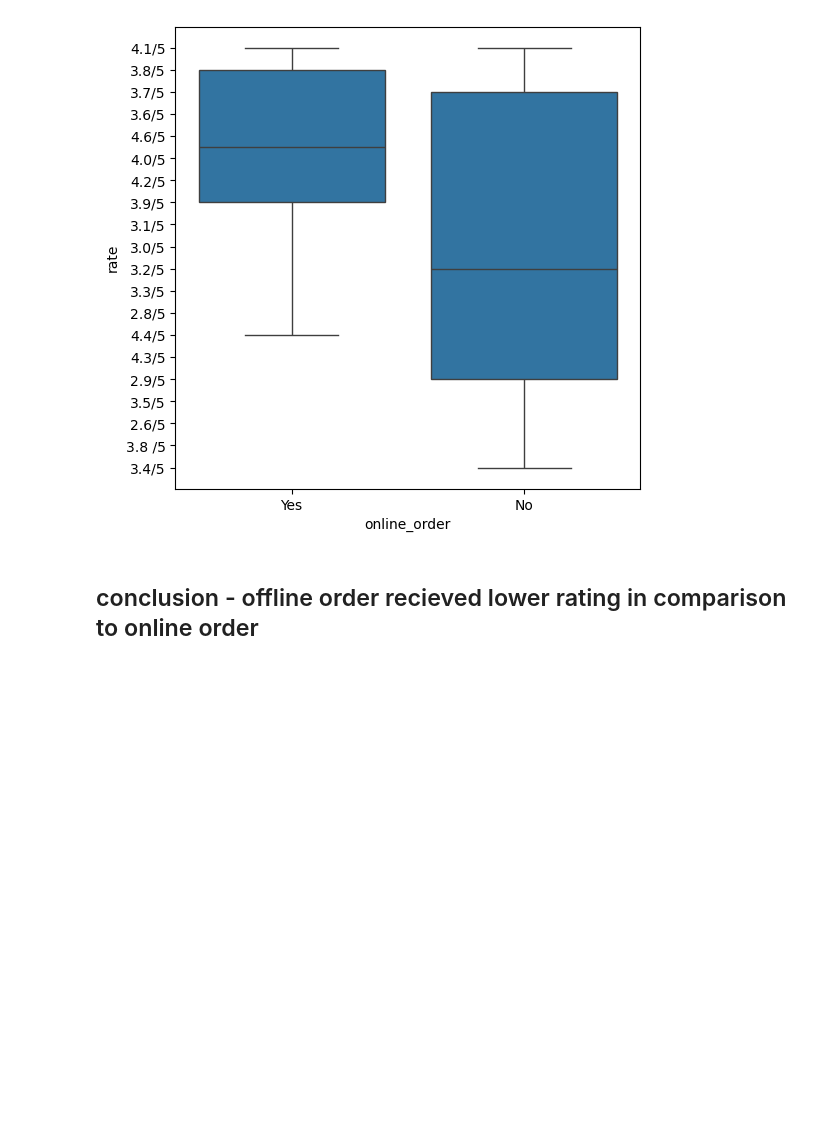
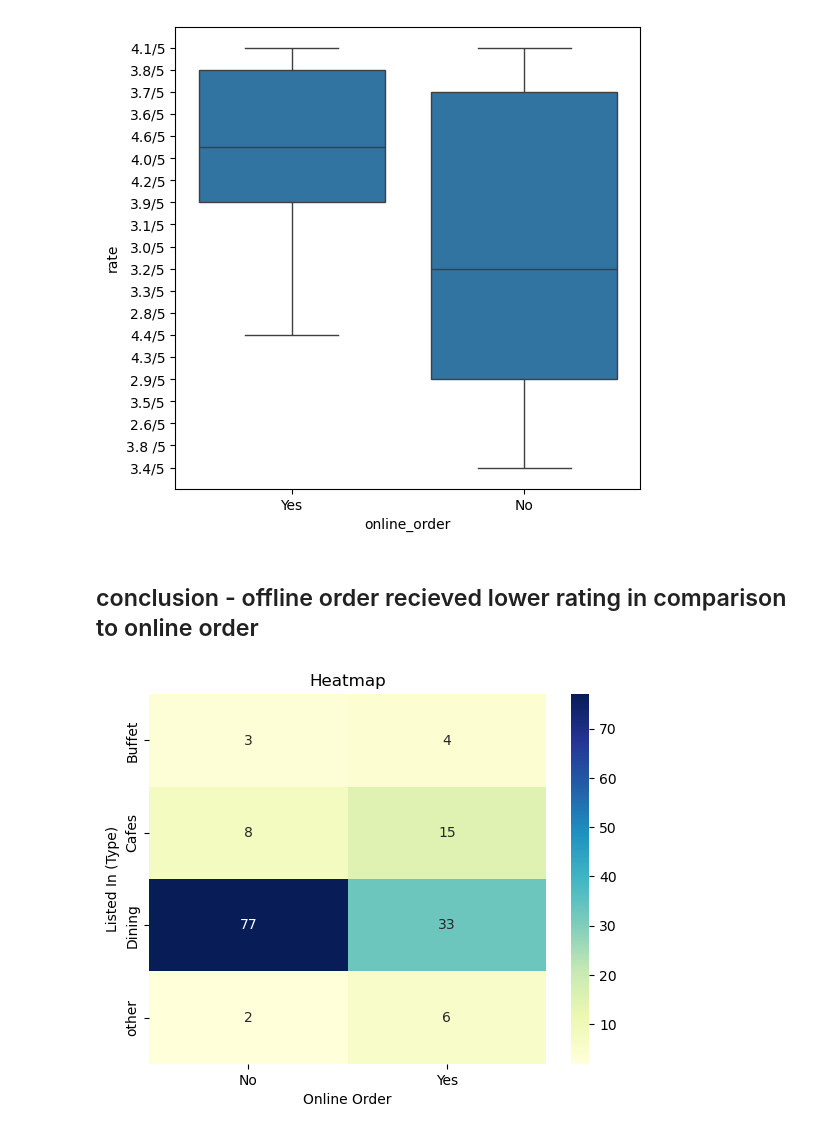
Before and after one commit to RachitSinghh/Zomato_data_analysis, a Jupyter notebook: zomato_project.ipynb, the cells around one changed output. Saved outputs shown, nothing was run; the diff lists cells and outputs as text; code cells hidden in the pictures; blank space fills up the shorter version.

Commit message:
Conclusion of online order and offline order

```diff
--- a/zomato_project.ipynb
+++ b/zomato_project.ipynb
@@ -139,3 +139,13 @@ sns.boxplot(x = 'online_order', y = 'rate', data = dataframe)
 [figure]
 # %% [markdown]
 ## conclusion - offline order recieved lower rating in comparison to online order
+# %%
+# QUESTION - wHICH TYPE OF RESTAURANT RECEIVED MORE OFFLINE ORDERS, SO THAT ZOMATO CAN PLACE CUSTOMERS WITH SOME GOOD OFFERS?
+pivot_table = dataframe.pivot_table(index="listed_in(type)", columns='online_order',aggfunc='size', fill_value=0)
+sns.heatmap(pivot_table, annot=True, cmap="YlGnBu", fmt='d')
+plt.title("Heatmap")
+plt.xlabel("Online Order")
+plt.ylabel("Listed In (Type)")
+plt.show()
+# %% [output]
+[figure, added]
```
Also changed, not shown: parts of 1 cell of this notebook.
